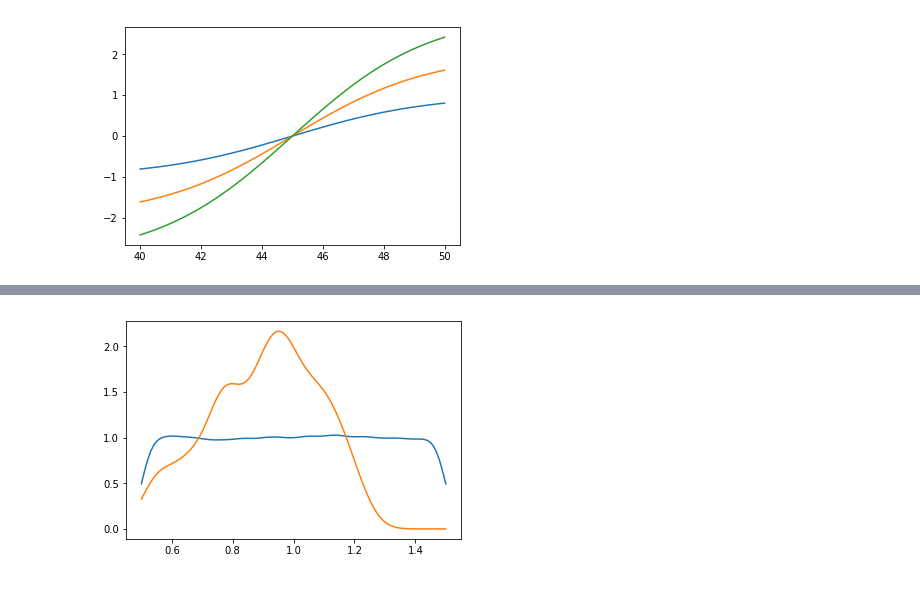
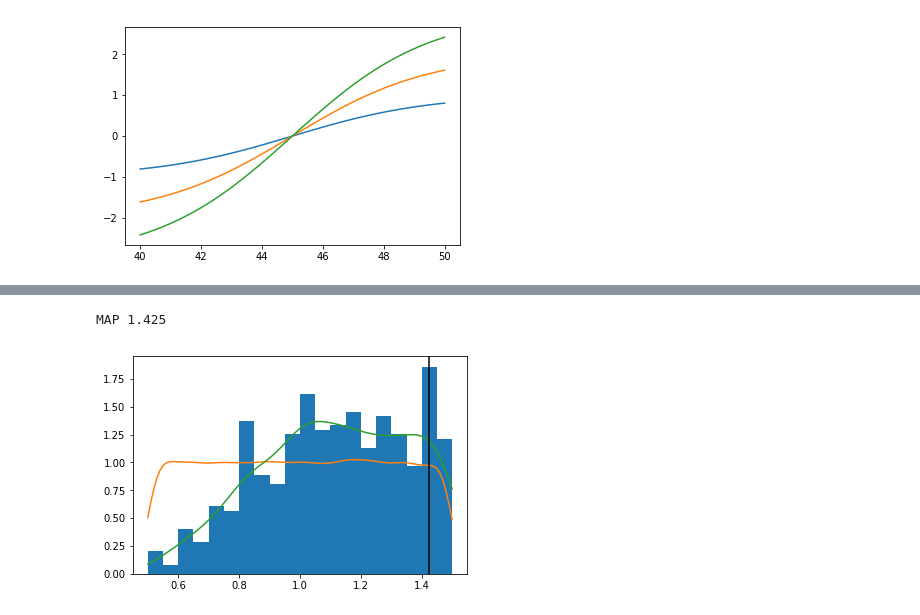
Before and after one commit to cranmer/active_sciencing, a Jupyter notebook: active_weinberg.ipynb, the cells around one changed output, grey strips where cells are left out. Cells and saved outputs as stored; diff of their text form; code cells hidden in the pictures.

```diff
--- a/active_weinberg.ipynb
+++ b/active_weinberg.ipynb
@@ -156,7 +154,7 @@ def simulator(theta,phi,n_samples):
 
 
 def collect_data(phi, n_samples = 500):
-    THETA_NATURE = 1.0
+    THETA_NATURE = 1.4
     return simulator(THETA_NATURE,phi,n_samples)
 # %%
 def lnprior(theta, prior):
@@ -199,5 +199,4 @@ prior_theta = Distribution('p(theta)', range=(0.5,1.5), samples=np.random.unifor
 # %%
 phi = 47
-real_data = collect_data(phi)
-_=plt.hist(real_data)
+real_data = collect_data(phi,n_samples=100)
 posterior = calculate_posterior(prior_theta,real_data,phi)
@@ -206,5 +203,9 @@ posterior = calculate_posterior(prior_theta,real_data,phi)
-# %%
-prior_theta.plot()
-posterior.plot()
-# %% [output]
-[figure, removed]
+# %%
+plt.hist(posterior.samples,normed = True,range = (0.5,1.5),bins = 20)
+prior_theta.plot()
+posterior.plot()
+plt.axvline(posterior.map(bins = 20), c = 'k')
+print 'MAP',posterior.map(bins = 20)
+# %% [output]
+MAP 1.425
+[figure, added]
```
Also changed, not shown: parts of 17 cells of this notebook.
